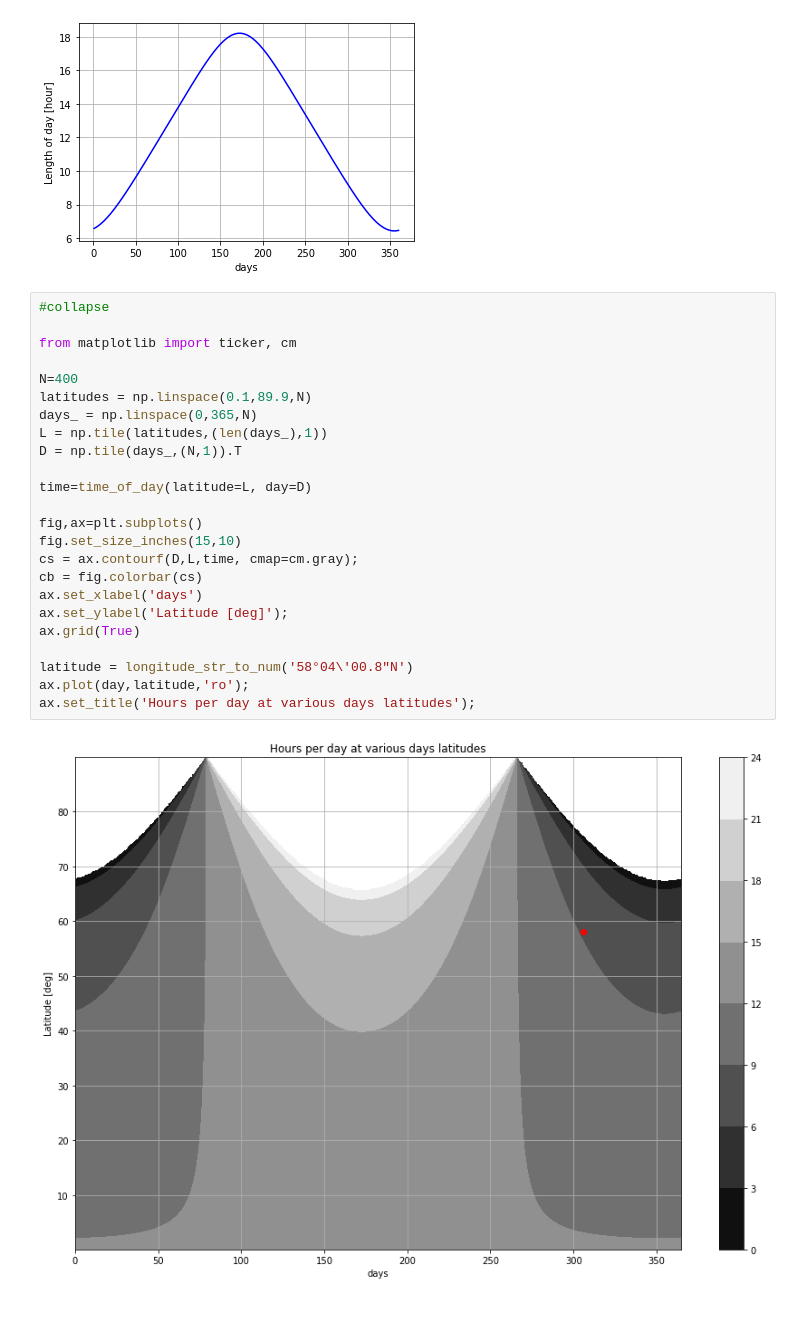
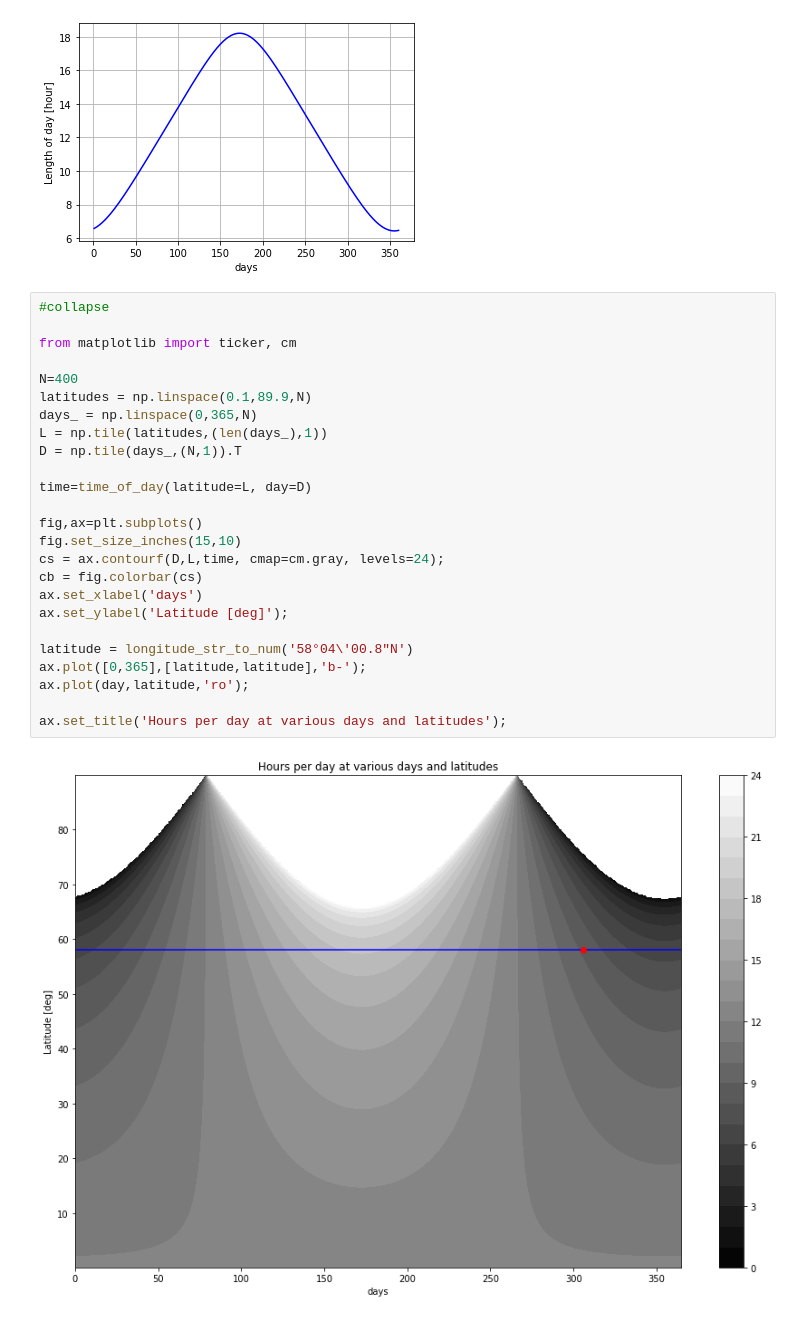
Before and after one commit to martinlarsalbert/feature_selection, a Jupyter notebook: _notebooks/2020-11-02_01_here_comes_the_sun.ipynb, the cells around one changed output. Saved outputs shown, nothing was run; the diff lists cells and outputs as text.

```diff
--- a/_notebooks/2020-11-02_01_here_comes_the_sun.ipynb
+++ b/_notebooks/2020-11-02_01_here_comes_the_sun.ipynb
@@ -316,26 +332,27 @@ ax.grid(True)
 # %%
 #collapse
 
 from matplotlib import ticker, cm
 
 N=400
 latitudes = np.linspace(0.1,89.9,N)
 days_ = np.linspace(0,365,N)
 L = np.tile(latitudes,(len(days_),1))
 D = np.tile(days_,(N,1)).T
 
 time=time_of_day(latitude=L, day=D)
 
 fig,ax=plt.subplots()
 fig.set_size_inches(15,10)
-cs = ax.contourf(D,L,time, cmap=cm.gray);
+cs = ax.contourf(D,L,time, cmap=cm.gray, levels=24);
 cb = fig.colorbar(cs)
 ax.set_xlabel('days')
 ax.set_ylabel('Latitude [deg]');
-ax.grid(True)
 
 latitude = longitude_str_to_num('58°04\'00.8"N')
+ax.plot([0,365],[latitude,latitude],'b-');
 ax.plot(day,latitude,'ro');
-ax.set_title('Hours per day at various days latitudes');
+
+ax.set_title('Hours per day at various days and latitudes');
 # %% [output]
-[figure, old version]
+[figure, new version]
```
Also changed, not shown: parts of 7 cells of this notebook.
